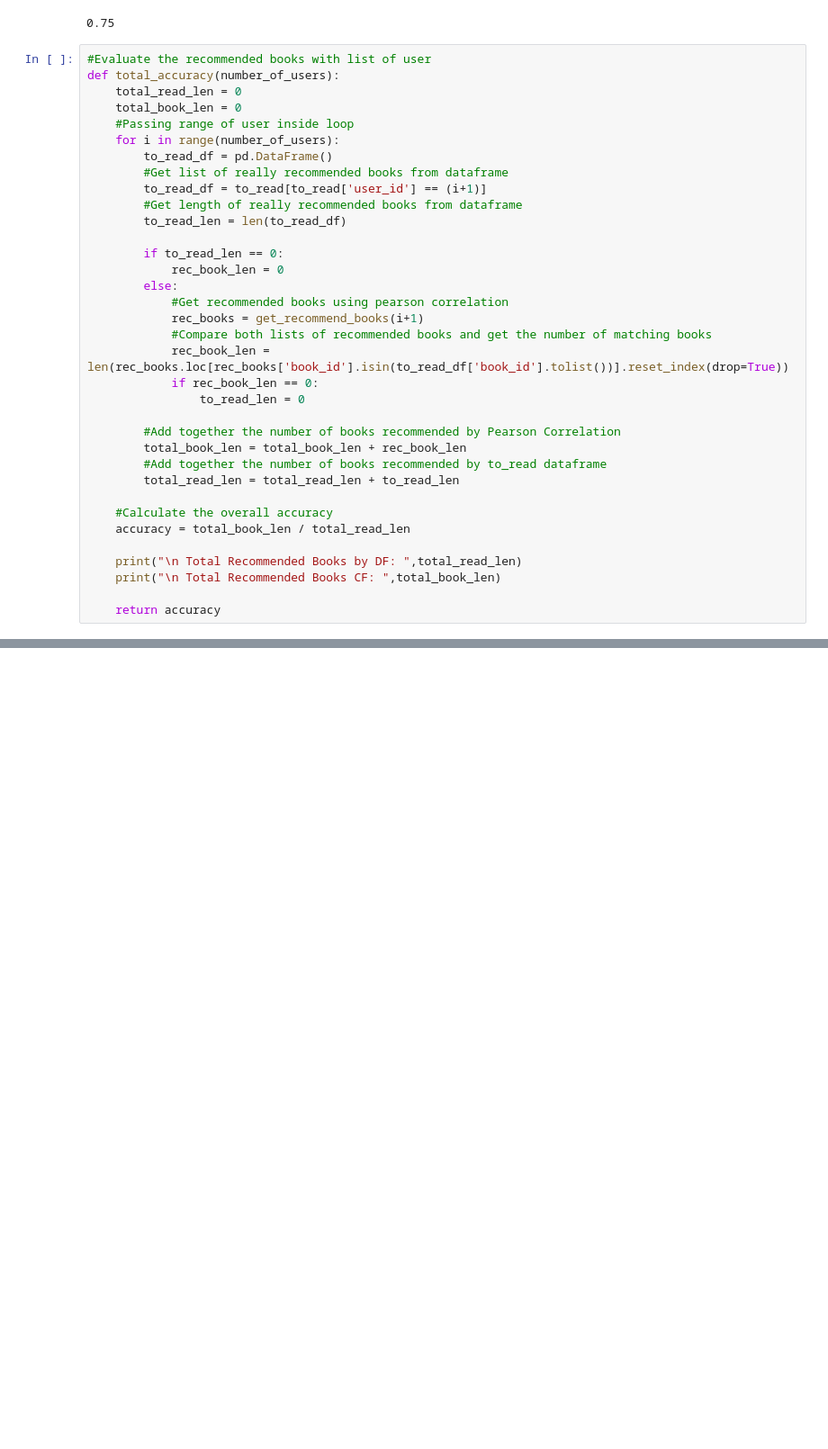
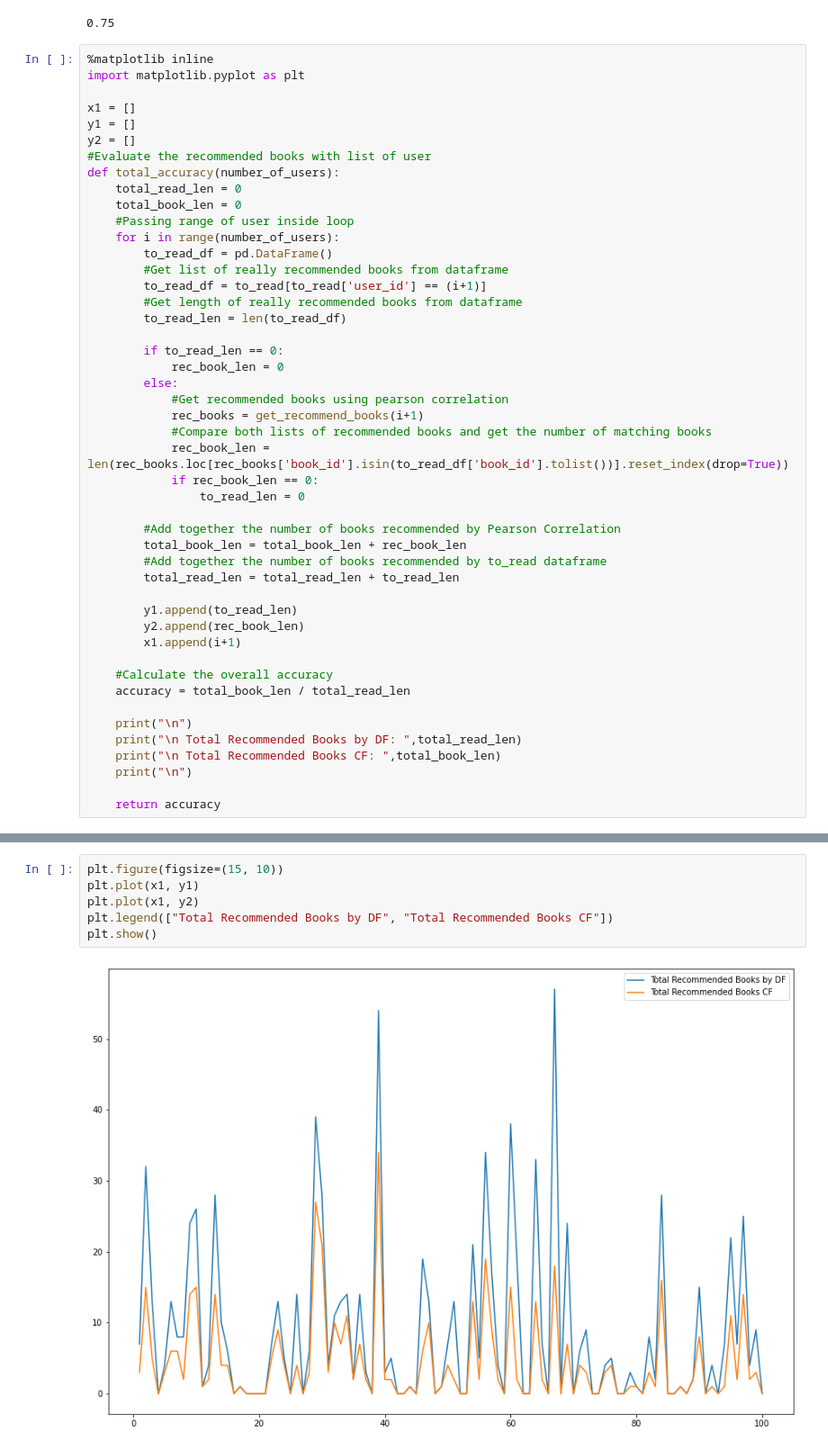
Before and after one commit to karshan96/Online_book_recommendation_system, a Jupyter notebook: Online Book Recommendation System-Evaluation.ipynb, the cells around one changed output, grey strips where cells are left out. Shown at 90% size. Saved outputs shown, nothing was run; the diff lists cells and outputs as text; blank space fills up the shorter version.

```diff
--- a/Online Book Recommendation System-Evaluation.ipynb
+++ b/Online Book Recommendation System-Evaluation.ipynb
@@ -241,6 +261,12 @@ rec_accuracy(314)
 # %% [output]
 0.75
 # %%
+%matplotlib inline
+import matplotlib.pyplot as plt
+
+x1 = []
+y1 = []
+y2 = []
 #Evaluate the recommended books with list of user
 def total_accuracy(number_of_users):
     total_read_len = 0
@@ -268,11 +294,17 @@ def total_accuracy(number_of_users):
         #Add together the number of books recommended by to_read dataframe
         total_read_len = total_read_len + to_read_len
 
+        y1.append(to_read_len)
+        y2.append(rec_book_len)
+        x1.append(i+1)
+
     #Calculate the overall accuracy
     accuracy = total_book_len / total_read_len
 
+    print("\n")
     print("\n Total Recommended Books by DF: ",total_read_len)
     print("\n Total Recommended Books CF: ",total_book_len)
+    print("\n")
 
     return accuracy
 # %%
@@ -285,0 +322,8 @@ total_accuracy(20)
+# %%
+plt.figure(figsize=(15, 10))
+plt.plot(x1, y1)
+plt.plot(x1, y2)
+plt.legend(["Total Recommended Books by DF", "Total Recommended Books CF"])
+plt.show()
+# %% [output]
+[figure, added]
```
Also changed, not shown: parts of 11 cells of this notebook, 1 other file.
